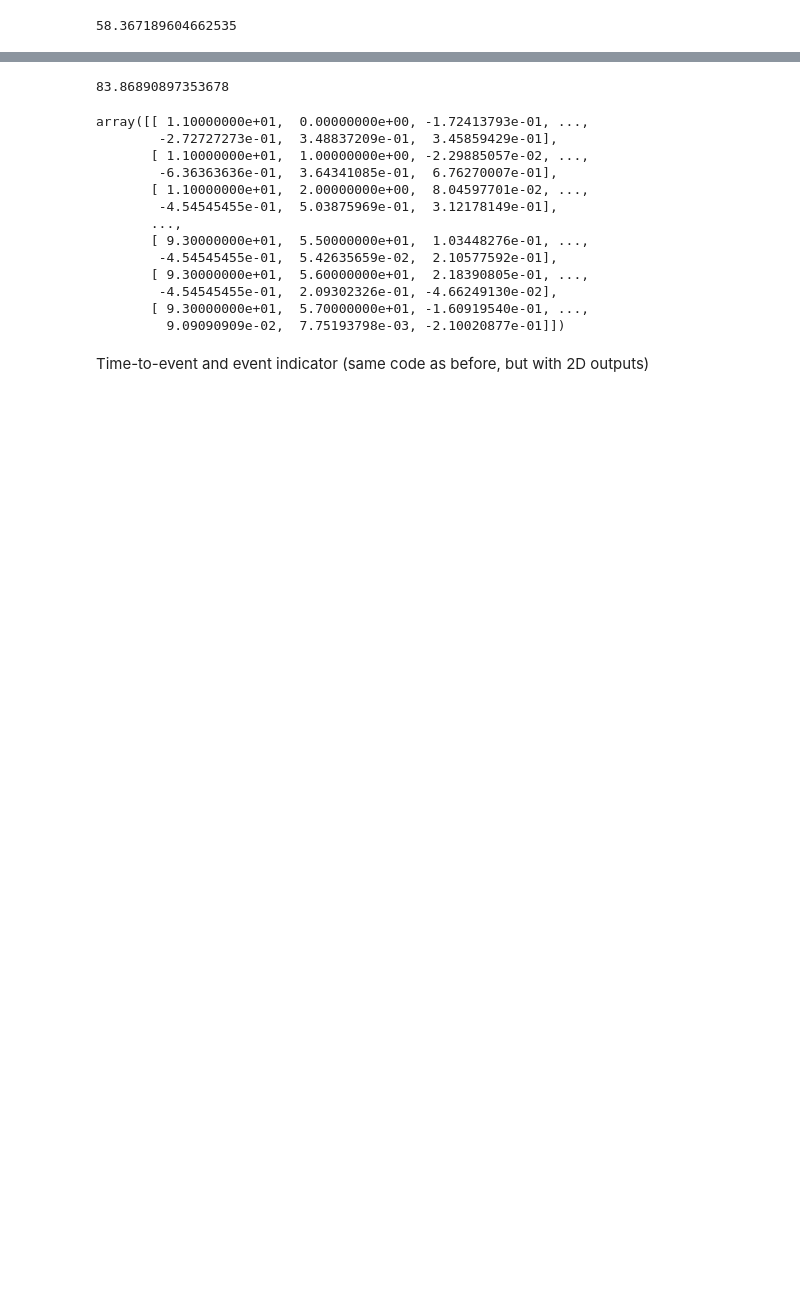
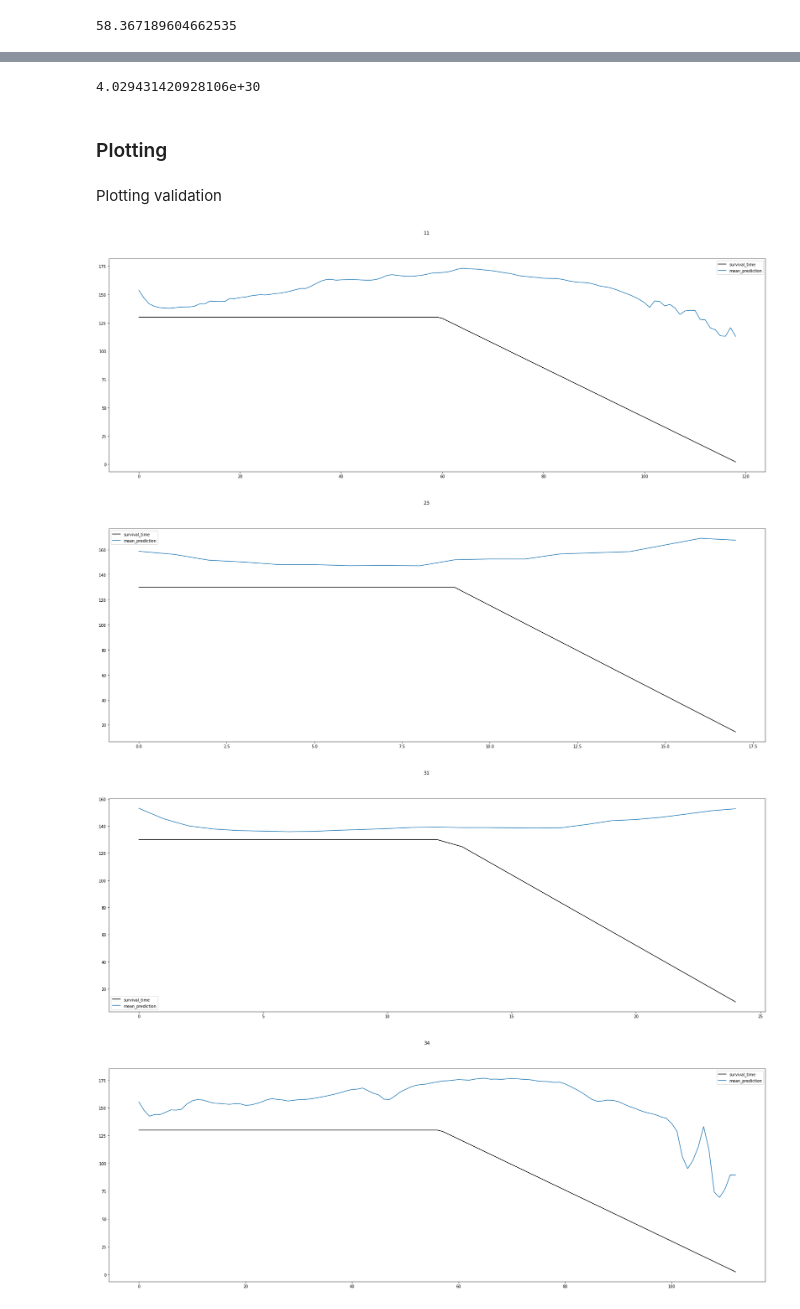
Before and after one commit to MariosKef/RULe, a Jupyter notebook: Preliminary_Experiments_1D.ipynb, the cells around one changed output, grey strips where cells are left out. Saved outputs shown, nothing was run; the diff lists cells and outputs as text; code cells hidden in the pictures; blank space fills up the shorter version.

```diff
--- a/Preliminary_Experiments_1D.ipynb
+++ b/Preliminary_Experiments_1D.ipynb
@@ -288,11 +304,17 @@ def network(train_X, train_y, test_X, test_y, mask_value, epochs, batch_size, in
     # Mask parts of the lookback period that are all _mask_value_ (i.e., unobserved) so they don't skew the model
     model.add(Masking(mask_value=mask_value, input_shape=(None, n_features)))
     model.add(BatchNormalization())
-    model.add(GRU(100, activation='relu',return_sequences=False))
-#     model.add(BatchNormalization())
-#     model.add(GRU(50, activation='tanh', return_sequences=True))
-#     model.add(BatchNormalization())
-#     model.add(GRU(20, activation='tanh', return_sequences=False))
+    model.add(GRU(50, activation='tanh',return_sequences=True))
+    model.add(BatchNormalization())
+    model.add(GRU(50, activation='tanh', return_sequences=True))
+    model.add(BatchNormalization())
+    model.add(GRU(50, activation='tanh', return_sequences=True))
+    model.add(BatchNormalization())
+    model.add(GRU(50, activation='tanh', return_sequences=True))
+    model.add(BatchNormalization())
+    model.add(GRU(50, activation='tanh', return_sequences=True))
+    model.add(BatchNormalization())
+    model.add(GRU(50, activation='tanh', return_sequences=False))
     model.add(Dense(2))
     model.add(BatchNormalization())
     custom_activation = Activate()
@@ -303,7 +325,7 @@ def network(train_X, train_y, test_X, test_y, mask_value, epochs, batch_size, in
     # Use the discrete log-likelihood for Weibull survival data as our loss function
     rmse = tf.keras.metrics.RootMeanSquaredError()
 
-    model.compile(loss='mse', optimizer=Adam(lr=.01, clipvalue=0.5), metrics=['mse', rmse]) # CustomLoss(kind='rmse', reduce_loss=False)
+    model.compile(loss='mse', optimizer=Adam(lr=.001, clipvalue=0.5), metrics=['mse', rmse]) # CustomLoss(kind='rmse', reduce_loss=False)
 
     model.summary()
 
@@ -468,12 +490,12 @@ k.clear_session()
 
 max_time = 100
 mask_value = -99
-cv = 2
+cv = 10
 shuffle = True
 random_state = 21
 
-epochs = 20
-batch_size = 100
+epochs = 30
+batch_size = 64
 # %%
 kf = KFold(n_splits=cv, shuffle=shuffle, random_state=random_state)
 # %%
@@ -723,8 +742,8 @@ test_or, _ = build_data(units=test_or[:, 0], time=test_or[:, 1], x=test_or[:, 2:
 # %%
-test_predict = model.predict(test_or)
-test_predict = np.resize(test_predict, (test_or.shape[0], 2))
-test_result = np.concatenate((test_y_orig, test_predict), axis=1)
-test_results_df = pd.DataFrame(test_result, columns=['T', 'E', 'alpha', 'beta'])
-test_results_df['unit_number'] = np.arange(1, test_results_df.shape[0]+1)
+test_predict_or = model.predict(test_or_fin)
+test_predict_or = np.resize(test_predict_or, (test_or.shape[0], 2))
+test_result_or = np.concatenate((test_y_orig, test_predict_or), axis=1)
+test_results_df_or = pd.DataFrame(test_result_or, columns=['T', 'alpha', 'beta'])
+test_results_df_or['unit_number'] = np.arange(1, test_results_df_or.shape[0]+1)
 
-test_results_df['predicted_mu'] = test_results_df[['alpha', 'beta']].apply(lambda row: weibull_mean(row[0], row[1]), axis=1)
+test_results_df_or['predicted_mu'] = test_results_df_or[['alpha', 'beta']].apply(lambda row: weibull_mean(row[0], row[1]), axis=1)
@@ -747,22 +766,6 @@ test_results_df
 # %%
-np.sqrt(mean_squared_error(test_results_df['predicted_mu'], test_results_df['T']))
+np.sqrt(mean_squared_error(test_results_df_or['predicted_mu'], test_results_df_or['T']))
 # %% [output]
-83.86890897353678
+4.029431420928106e+30
-# %%
-test
-# %% [output]
-array([[ 1.10000000e+01,  0.00000000e+00, -1.72413793e-01, ...,
-        -2.72727273e-01,  3.48837209e-01,  3.45859429e-01],
-       [ 1.10000000e+01,  1.00000000e+00, -2.29885057e-02, ...,
-        -6.36363636e-01,  3.64341085e-01,  6.76270007e-01],
-       [ 1.10000000e+01,  2.00000000e+00,  8.04597701e-02, ...,
-        -4.54545455e-01,  5.03875969e-01,  3.12178149e-01],
-       ...,
-       [ 9.30000000e+01,  5.50000000e+01,  1.03448276e-01, ...,
-        -4.54545455e-01,  5.42635659e-02,  2.10577592e-01],
-       [ 9.30000000e+01,  5.60000000e+01,  2.18390805e-01, ...,
-        -4.54545455e-01,  2.09302326e-01, -4.66249130e-02],
-       [ 9.30000000e+01,  5.70000000e+01, -1.60919540e-01, ...,
-         9.09090909e-02,  7.75193798e-03, -2.10020877e-01]])
-# %% [markdown]
-Time-to-event and event indicator (same code as before, but with 2D outputs)
+# %% [markdown]
+### Plotting
@@ -768,0 +815,10 @@ Time-to-event and event indicator (same code as before, but with 2D outputs)
+# %% [markdown]
+Plotting validation
+# %%
+for unit_number, grp in test_results_df.groupby('unit_number'):
+    plot_weibull_predictions(grp, unit_number)
+# %% [output]
+[figure, added]
+[figure, added]
+[figure, added]
+[figure, added]
```
Also changed, not shown: parts of 18 cells of this notebook.
